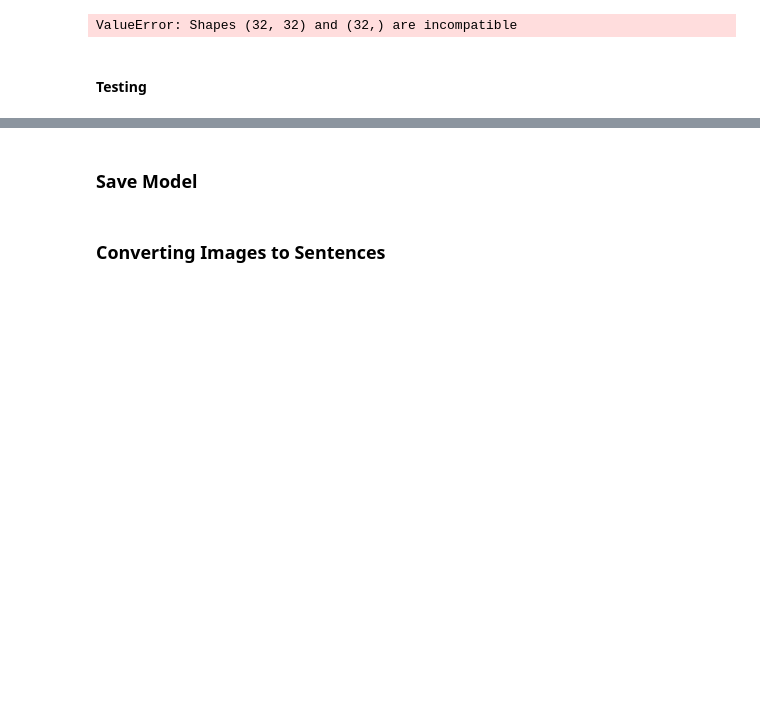
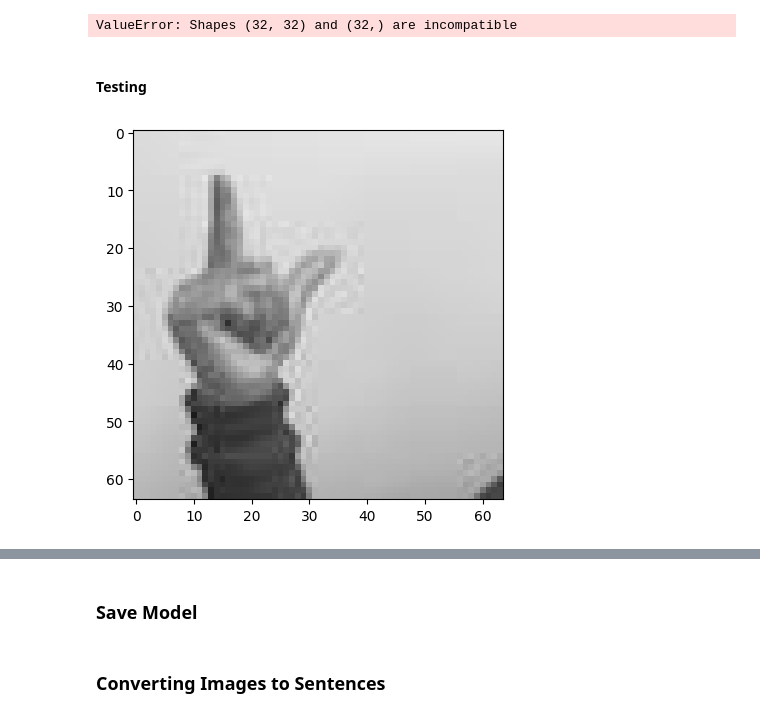
Before and after one commit to Manar-Hamed/Arabic_Sign_Language, a Jupyter notebook: Image_Text_Speech.ipynb, the cells around one changed output, grey strips where cells are left out. Saved outputs shown, nothing was run; the diff lists cells and outputs as text; code cells hidden in the pictures; blank space fills up the shorter version.

```diff
--- a/Image_Text_Speech.ipynb
+++ b/Image_Text_Speech.ipynb
@@ -227,3 +227,9 @@ ValueError: Shapes (32, 32) and (32,) are incompatible
 print(f'Precision: {pre.result().nupmy()}, Recall: {re.result().numpy()}, Accuracy: {acc.result().numpy()}')
 # %% [markdown]
 #### Testing
+# %%
+img = cv2.imread('data\Test\LAAM (10).JPG')
+plt.imshow(img)
+plt.show()
+# %% [output]
+[figure, added]
```
Also changed, not shown: parts of 5 cells of this notebook.
